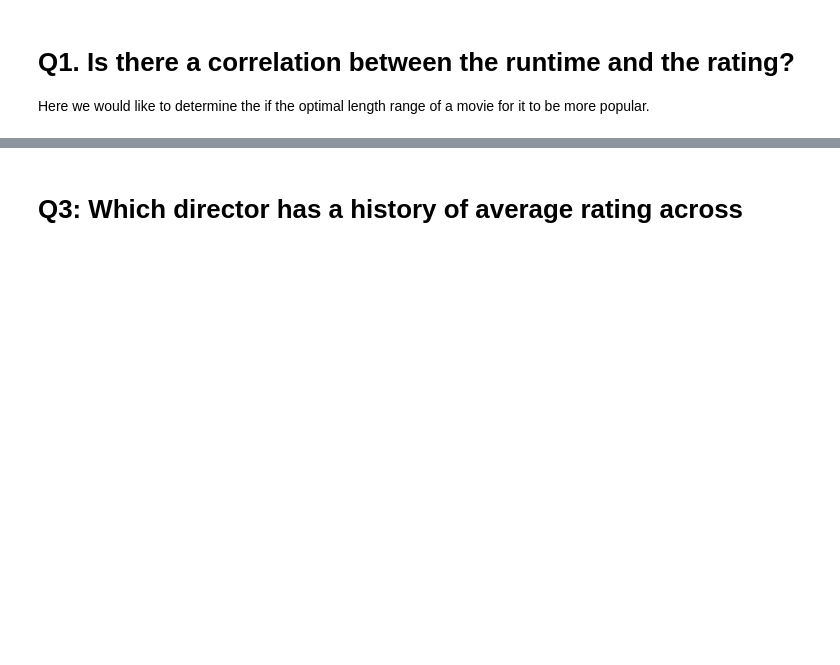
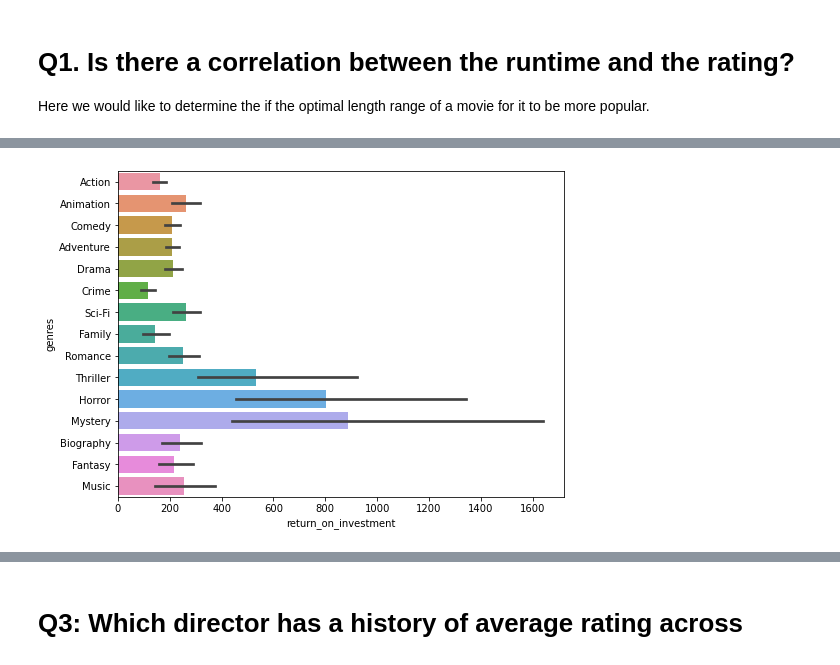
Before and after one commit to kafura0/Microsoft1_Film_Studio_Analysis, a Jupyter notebook: index.ipynb, the cells around one changed output, grey strips where cells are left out. Cells and saved outputs as stored; diff of their text form; code cells hidden in the pictures; blank space fills up the shorter version.

```diff
--- a/index.ipynb
+++ b/index.ipynb
@@ -769 +847,16 @@ It is evident that movies having a runtime of 60 minutes up to 120 minutes. Gene
 Some of the genres column have multiple values separated by commas. It would be necessary to put them into separate columns before grouping them into their genre bins.
+# %%
+genre_movie_info_df = final_movie_info_table.copy()
+genre_movie_info_df = genre_movie_info_df.drop(['runtime_minutes', 'numvotes', 'director', 'release_date'], axis=1)
+
+
+# Dropping the 2 rows where Genre is null.
+genre_movie_info_df = genre_movie_info_df.dropna(subset=['genres']).reset_index(drop=True)
+
+genre_movie_info_df['genres'] = genre_movie_info_df['genres'].str.split(',')
+genre_movie_info_df = genre_movie_info_df.explode('genres') # .explode() adds more rows
+
+# groupby
+genre_movie_info_df.groupby("genres")['movie_id'].count().sort_values()
+
+# genre_movie_info_df.head()
@@ -769,0 +881,4 @@ Some of the genres column have multiple values separated by commas. It would be
+# %%
+# select those genres which produced at least 50 movies to be able to draw reliable conclusions:
+genre_movie_info_df = genre_movie_info_df.groupby("genres").filter(lambda x: len(x) > 40)
+genre_movie_info_df.groupby("genres")['movie_id'].count()
@@ -769,0 +903,6 @@ Some of the genres column have multiple values separated by commas. It would be
+# %%
+# data visualization
+fig, ax1 = plt.subplots(figsize=(8, 6))
+sns.barplot(data = genre_movie_info_df, x ='return_on_investment', y='genres', ax=ax1);
+# %% [output]
+[figure, added]
```
Also changed, not shown: parts of 34 cells of this notebook.
